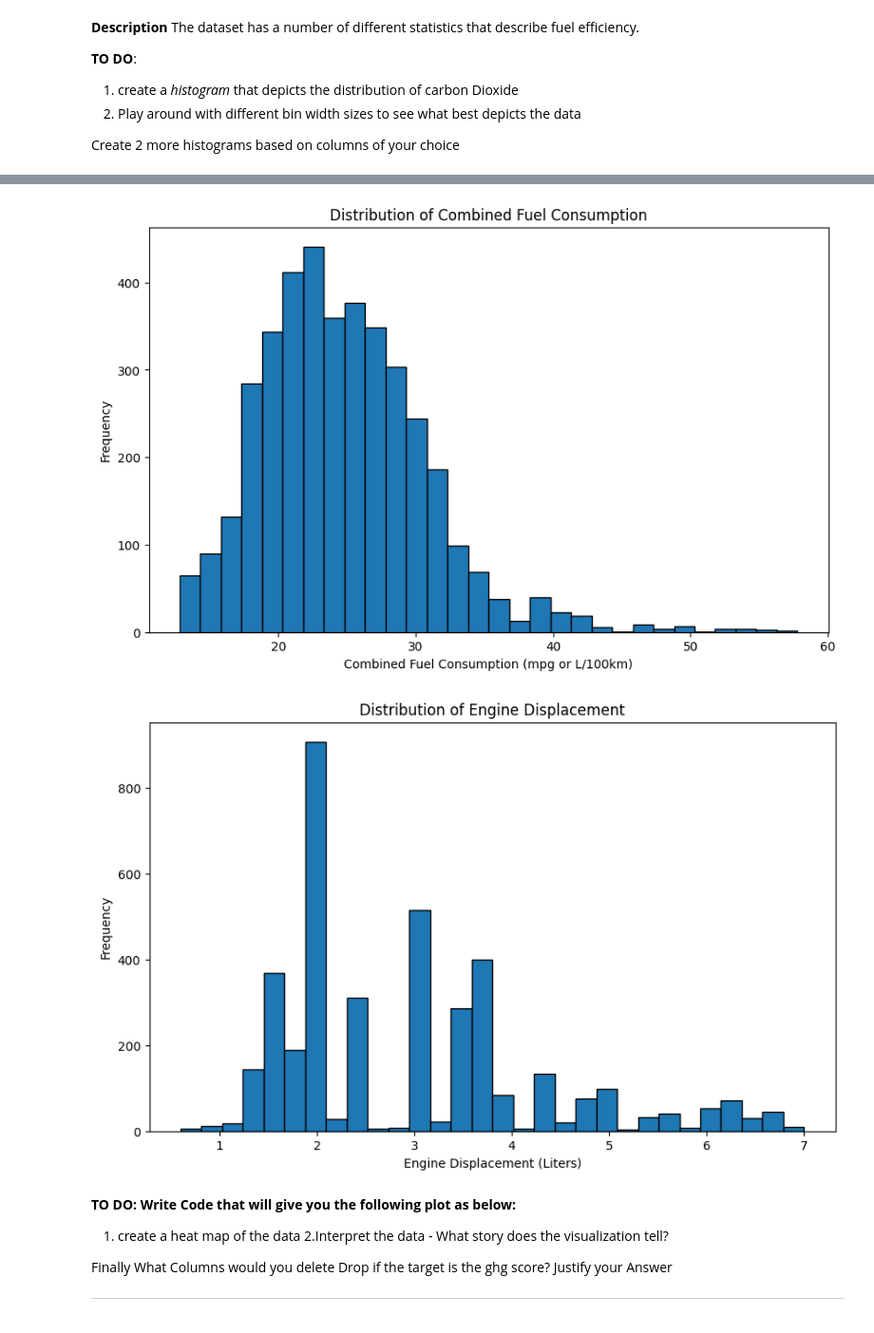
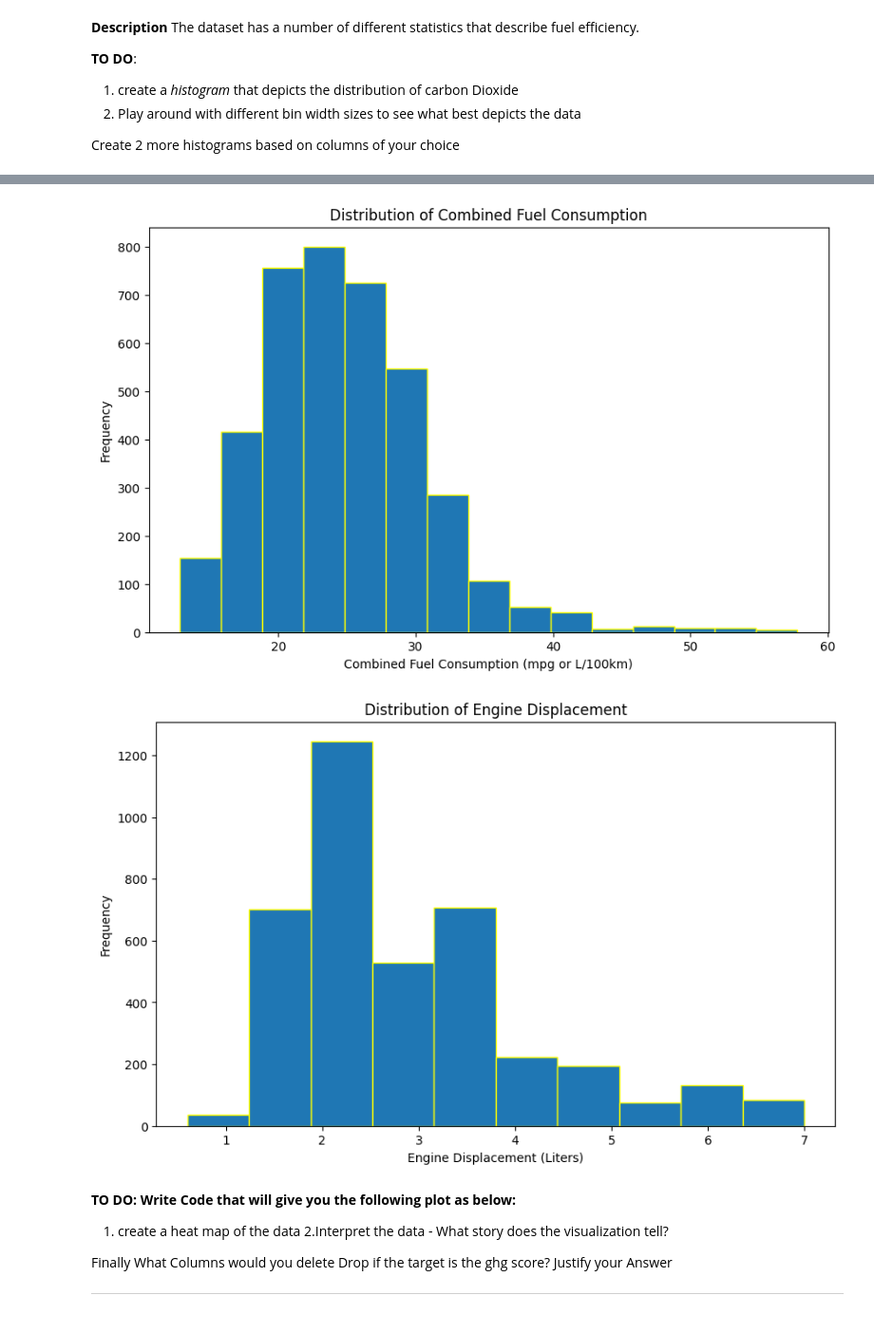
Before and after one commit to NiyonshutiDavid/Plotting-assignment, a Jupyter notebook: Peer_Group_2_Plotting_Assignment.ipynb, the cells around one changed output, grey strips where cells are left out. Shown at 95% size. Saved outputs shown, nothing was run; the diff lists cells and outputs as text; code cells hidden in the pictures.

```diff
--- a/Peer_Group_2_Plotting_Assignment.ipynb
+++ b/Peer_Group_2_Plotting_Assignment.ipynb
@@ -106,24 +106,24 @@ plt.show()
 # %%
 comb_data = df["comb"]
 plt.figure(figsize=(10, 6))
-plt.hist(comb_data, bins=30, edgecolor='black')
+plt.hist(comb_data, bins=15, edgecolor='yellow')
 plt.title('Distribution of Combined Fuel Consumption')
 plt.xlabel('Combined Fuel Consumption (mpg or L/100km)')
 plt.ylabel('Frequency')
 plt.show()
 # %% [output]
-[figure, old version]
+[figure, new version]
 # %%
 # YOUR CODE HERE
 displ_data = df["displ"]
 plt.figure(figsize=(10, 6))
-plt.hist(displ_data, bins=30, edgecolor='black')
+plt.hist(displ_data, bins=10, edgecolor='yellow')
 plt.title('Distribution of Engine Displacement')
 plt.xlabel('Engine Displacement (Liters)')
 plt.ylabel('Frequency')
 plt.show()
 # %% [output]
-[figure, old version]
+[figure, new version]
 # %% [markdown]
 **TO DO: Write Code that will give you the following plot as below:**
 
```
Also changed, not shown: parts of 3 cells of this notebook.
